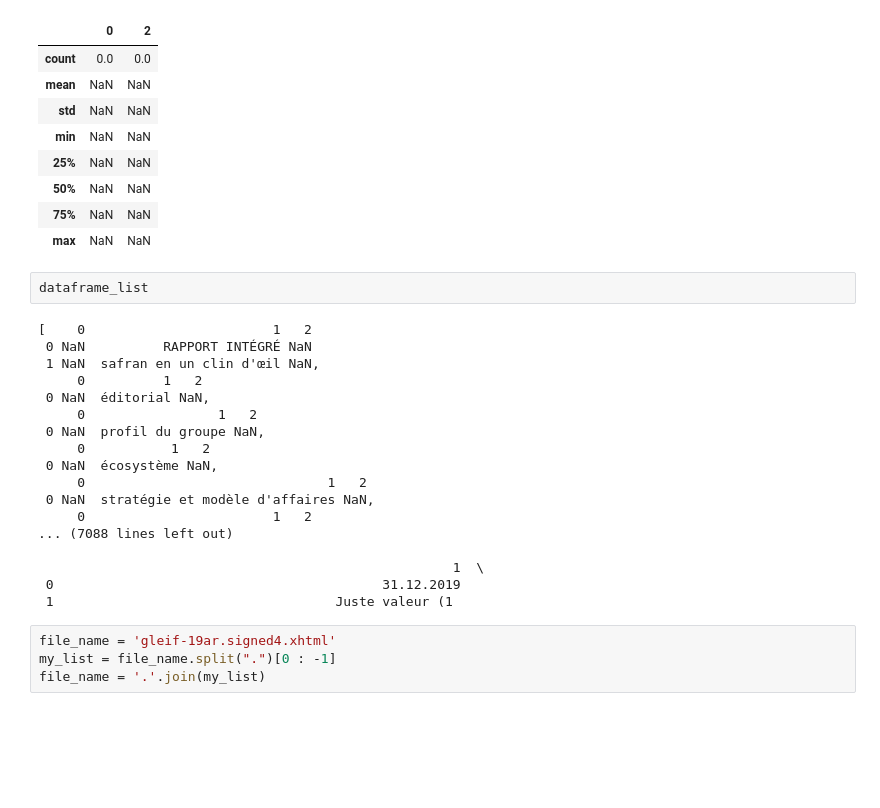
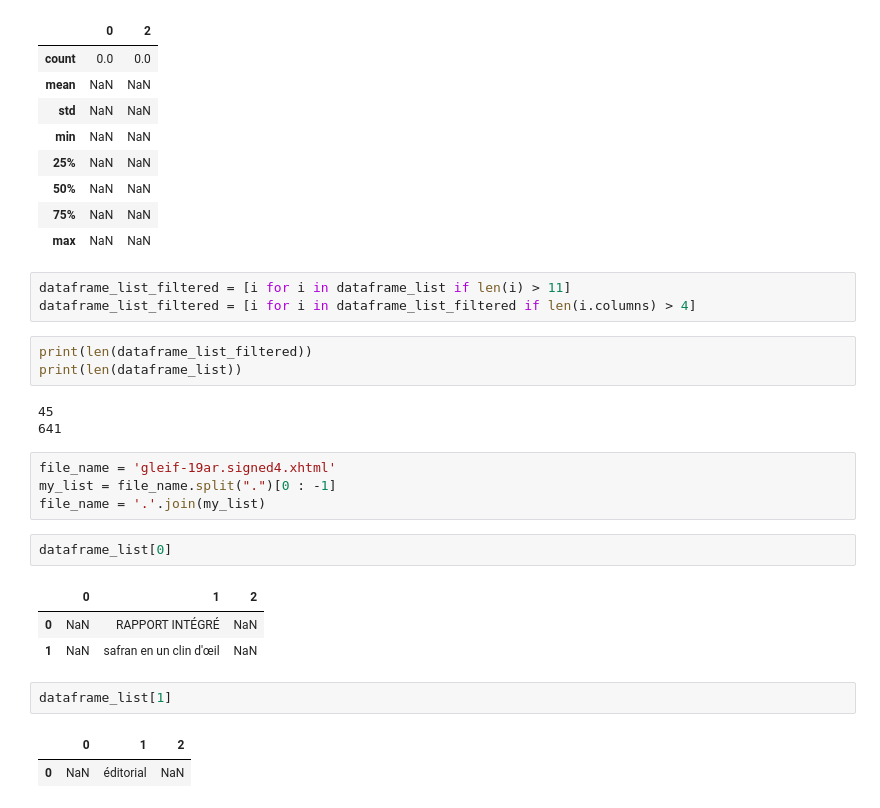
Before and after one commit to abens97/FinHarmony, a Jupyter notebook: Fichiers_Test/Untitled.ipynb, the cells around one changed output. Saved outputs shown, nothing was run; the diff lists cells and outputs as text; blank space fills up the shorter version.

```diff
--- a/Fichiers_Test/Untitled.ipynb
+++ b/Fichiers_Test/Untitled.ipynb
@@ -48,27 +50,27 @@ dataframe_list[0].describe()
 | 50% | NaN | NaN |
 | 75% | NaN | NaN |
 | max | NaN | NaN |
-# %%
-dataframe_list
-# %% [output]
-[    0                        1   2
- 0 NaN          RAPPORT INTÉGRÉ NaN
- 1 NaN  safran en un clin d'œil NaN,
-     0          1   2
- 0 NaN  éditorial NaN,
-     0                 1   2
- 0 NaN  profil du groupe NaN,
-     0           1   2
- 0 NaN  écosystème NaN,
-     0                               1   2
- 0 NaN  stratégie et modèle d'affaires NaN,
-     0                        1   2
-... (7088 lines left out)
-
-                                                     1  \
- 0                                          31.12.2019
- 1                                    Juste valeur (1
+# %%
+dataframe_list_filtered = [i for i in dataframe_list if len(i) > 11]
+dataframe_list_filtered = [i for i in dataframe_list_filtered if len(i.columns) > 4]
+# %%
+print(len(dataframe_list_filtered))
+print(len(dataframe_list))
+# %% [output]
+45
+641
 # %%
 file_name = 'gleif-19ar.signed4.xhtml'
 my_list = file_name.split(".")[0 : -1]
 file_name = '.'.join(my_list)
+# %%
+dataframe_list[0]
+# %% [output]
+|  | 0 | 1 | 2 |
+| 0 | NaN | RAPPORT INTÉGRÉ | NaN |
+| 1 | NaN | safran en un clin d'œil | NaN |
+# %%
+dataframe_list[1]
+# %% [output]
+|  | 0 | 1 | 2 |
+| 0 | NaN | éditorial | NaN |
```
Also changed, not shown: parts of 5 cells of this notebook, 13 other files.
